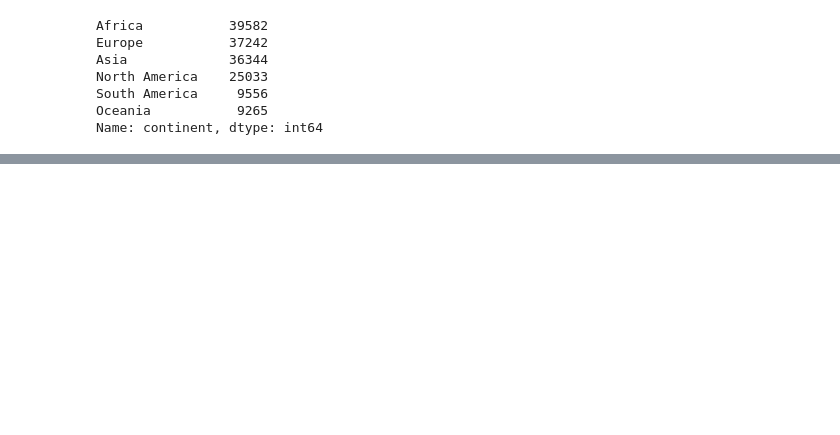
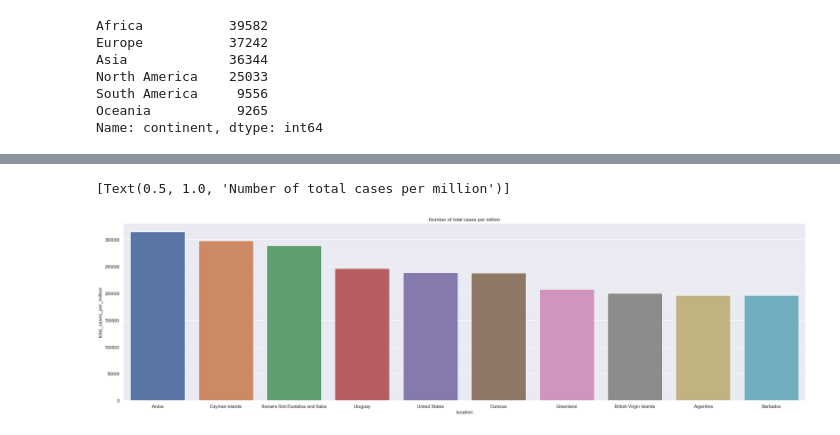
Before and after one commit to NChancheep/ITCS498_com_sci_classproject, a Jupyter notebook: ITCS498_com_sci_classproject.ipynb, the cells around one changed output, grey strips where cells are left out. Drawn from its saved outputs; the diff is of its cells as text; code cells hidden in the pictures; blank space fills up the shorter version.

```diff
--- a/ITCS498_com_sci_classproject.ipynb
+++ b/ITCS498_com_sci_classproject.ipynb
@@ -223,4 +226,5 @@ europe_infect = continent_infect[continent_infect['continent'] == 'Europe']
 asia_infect = continent_infect[continent_infect['continent'] == 'Asia']
 north_america_infect = continent_infect[continent_infect['continent'] == 'North America']
 south_america_infect = continent_infect[continent_infect['continent'] == 'South America']
+america_infect = continent_infect[continent_infect['continent'].isin(['North America', 'South America'])]
 oceania_infect = continent_infect[continent_infect['continent'] == 'Oceania']
@@ -226,0 +233,3 @@ oceania_infect = continent_infect[continent_infect['continent'] == 'Oceania']
+# %%
+am_top10_totalcases = america_infect.groupby('location', as_index=False).max('date').sort_values('total_cases_per_million', ascending = False).head(10)
+am_top10_totalcases
@@ -226,0 +248,6 @@ oceania_infect = continent_infect[continent_infect['continent'] == 'Oceania']
+# %%
+sns.set(rc = {'figure.figsize':(30,8)})
+sns.barplot(x="location", y="total_cases_per_million", data=am_top10_totalcases).set(title='Number of total cases per million')
+# %% [output]
+[Text(0.5, 1.0, 'Number of total cases per million')]
+[figure, added]
```
Also changed, not shown: parts of 18 cells of this notebook.
